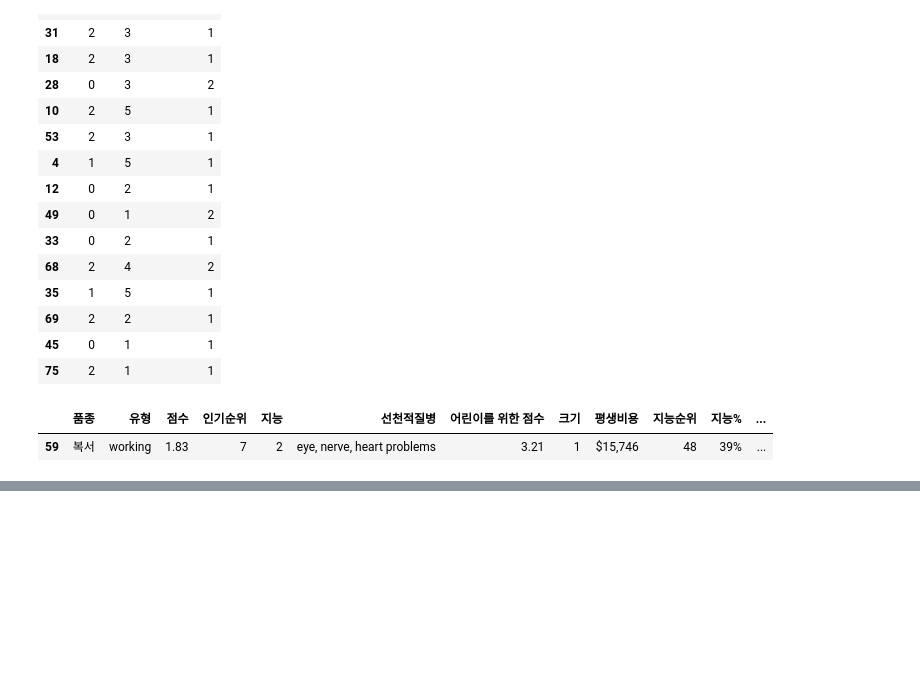
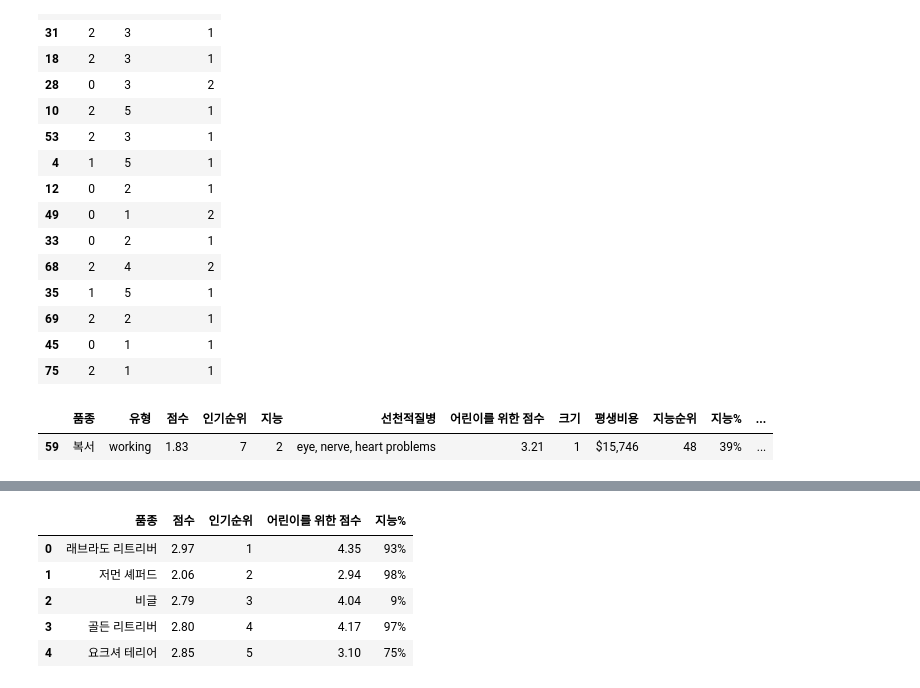
Before and after one commit to junnnnghee/dog-breed-app, a Jupyter notebook: test.ipynb, the cells around one changed output, grey strips where cells are left out. Drawn from its saved outputs; the diff is of its cells as text; code cells hidden in the pictures; blank space fills up the shorter version.

```diff
--- a/test.ipynb
+++ b/test.ipynb
@@ -505,0 +626,13 @@ df.loc[df['품종'] == '복서']
+# %%
+dog_top5 = df.loc[:,['품종', '점수', '인기순위', '어린이를 위한 점수', '지능%']].sort_values('인기순위', ascending=True).reset_index(drop=True).head()
+# %%
+dog_top5.index = range(1, len(dog_top5)+1)
+# %%
+dog_top5
+# %% [output]
+|  | 품종 | 점수 | 인기순위 | 어린이를 위한 점수 | 지능% |
+| 0 | 래브라도 리트리버 | 2.97 | 1 | 4.35 | 93% |
+| 1 | 저먼 셰퍼드 | 2.06 | 2 | 2.94 | 98% |
+| 2 | 비글 | 2.79 | 3 | 4.04 | 9% |
+| 3 | 골든 리트리버 | 2.80 | 4 | 4.17 | 97% |
+| 4 | 요크셔 테리어 | 2.85 | 5 | 3.10 | 75% |
```
Also changed, not shown: parts of 23 cells of this notebook, 14 other files.
